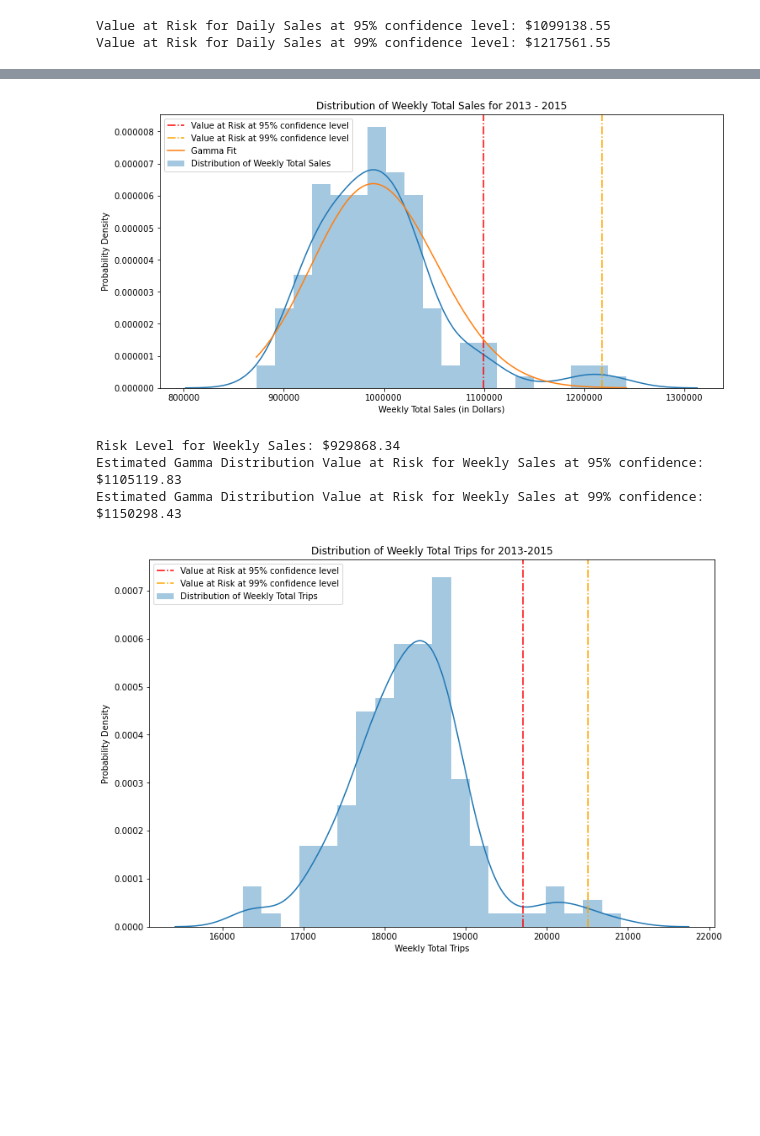
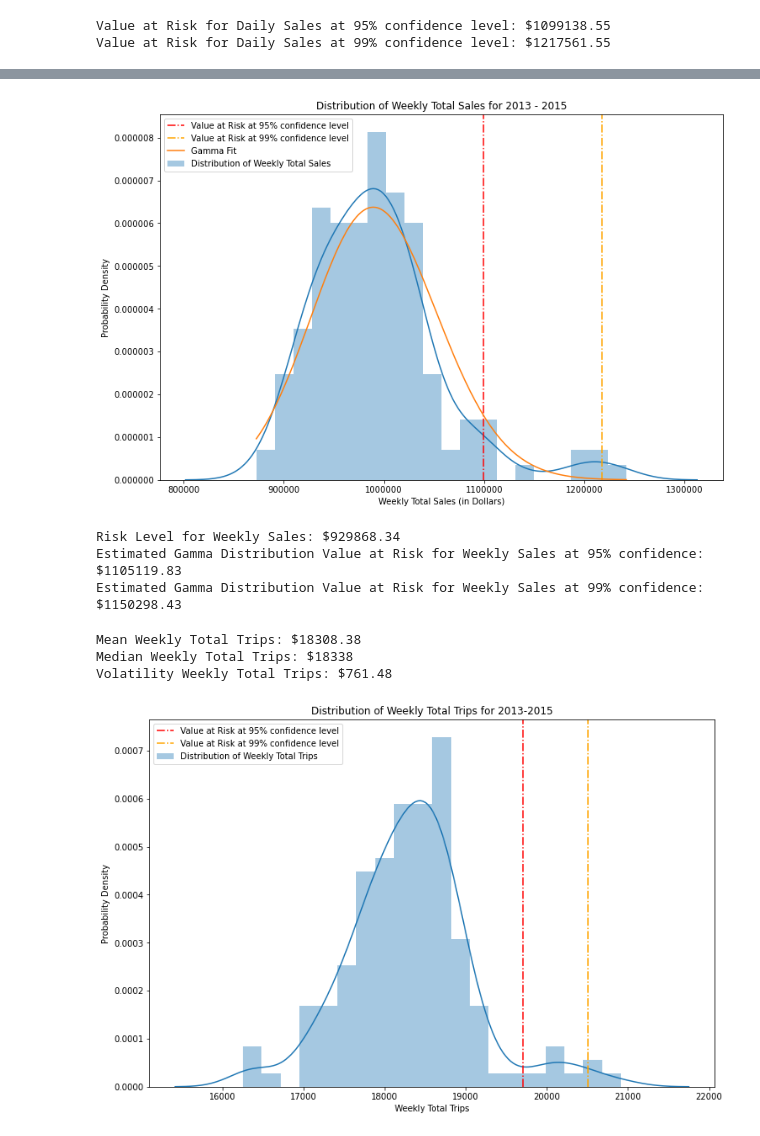
Before and after one commit to shubhamsakhuja/Customer-Segementation-and-Forecasting, a Jupyter notebook: Risk Analysis.ipynb, the cells around one changed output, grey strips where cells are left out. Cells and saved outputs as stored; diff of their text form; code cells hidden in the pictures; blank space fills up the shorter version.

```diff
--- a/Risk Analysis.ipynb
+++ b/Risk Analysis.ipynb
@@ -526,27 +529,27 @@ KstestResult(statistic=0.09531543890364202, pvalue=0.11621470694541636)
 # %%
 import scipy.stats as scipyStats
 from matplotlib import *
 import sys
 from pylab import *
 
-plt.figure(figsize = (12, 6))
+plt.figure(figsize = (12, 8))
 sb.distplot(WeeklyTotal["Weekly_Total_Sales"], label = "Distribution of Weekly Total Sales", bins = 20, kde = True)
 plt.axvline(round(WeeklyTotal["Weekly_Total_Sales"].quantile(.95), 2), color = "red", linestyle = "-.", label = "Value at Risk at 95% confidence level")
 plt.axvline(round(WeeklyTotal["Weekly_Total_Sales"].quantile(.99), 2), color = "orange", linestyle = "-.", label = "Value at Risk at 99% confidence level")
 plt.xlabel("Weekly Total Sales (in Dollars)")
 plt.ylabel("Probability Density")
 plt.title("Distribution of Weekly Total Sales for 2013 - 2015")
 
 # Fitting a probability distribution ot the data.
 
 xAxisTicks = plt.xticks()[0]
 lineSpace = np.linspace(min(WeeklyTotal["Weekly_Total_Sales"]), max(WeeklyTotal["Weekly_Total_Sales"]), len(WeeklyTotal["Weekly_Total_Sales"]))
 fitAlpha, fitLoc, fitBeta = scipyStats.gamma.fit(WeeklyTotal["Weekly_Total_Sales"], loc = 0)
 gammaFit = scipyStats.gamma.pdf(lineSpace, fitAlpha, fitLoc, fitBeta)
 plt.plot(lineSpace, gammaFit, label = "Gamma Fit")
 plt.legend()
 plt.ticklabel_format(style='plain')
 plt.show()
 # %% [output]
-[figure, old version]
+[figure, new version]
 # %%
@@ -566,6 +569,25 @@ print("Estimated Gamma Distribution Value at Risk for Weekly Sales at 99% confid
 Risk Level for Weekly Sales: $929868.34
 Estimated Gamma Distribution Value at Risk for Weekly Sales at 95% confidence: $1105119.83
 Estimated Gamma Distribution Value at Risk for Weekly Sales at 99% confidence: $1150298.43
+# %%
+# Calculate statistics of Weekly Total Trips distribution.
+
+pd.options.mode.chained_assignment = None  # default='warn'
+
+WeeklyTotal["Weekly_Total_Trips"] = pd.to_numeric(WeeklyTotal["Weekly_Total_Trips"]).round(2)
+
+# Mean for the distribution
+print("Mean Weekly Total Trips: $" + str(round(myStats.mean(WeeklyTotal["Weekly_Total_Trips"]), 2)))
+
+# Median for the distribution
+print("Median Weekly Total Trips: $" + str(round(myStats.median(WeeklyTotal["Weekly_Total_Trips"]), 2)))
+
+# Standard Deviation for the distribution
+print("Volatility Weekly Total Trips: $" + str(round(myStats.stdev(WeeklyTotal["Weekly_Total_Trips"]), 2)))
+# %% [output]
+Mean Weekly Total Trips: $18308.38
+Median Weekly Total Trips: $18338
+Volatility Weekly Total Trips: $761.48
 # %%
 #Plot weekly trips distribution.
 
```
Also changed, not shown: parts of 19 cells of this notebook.
